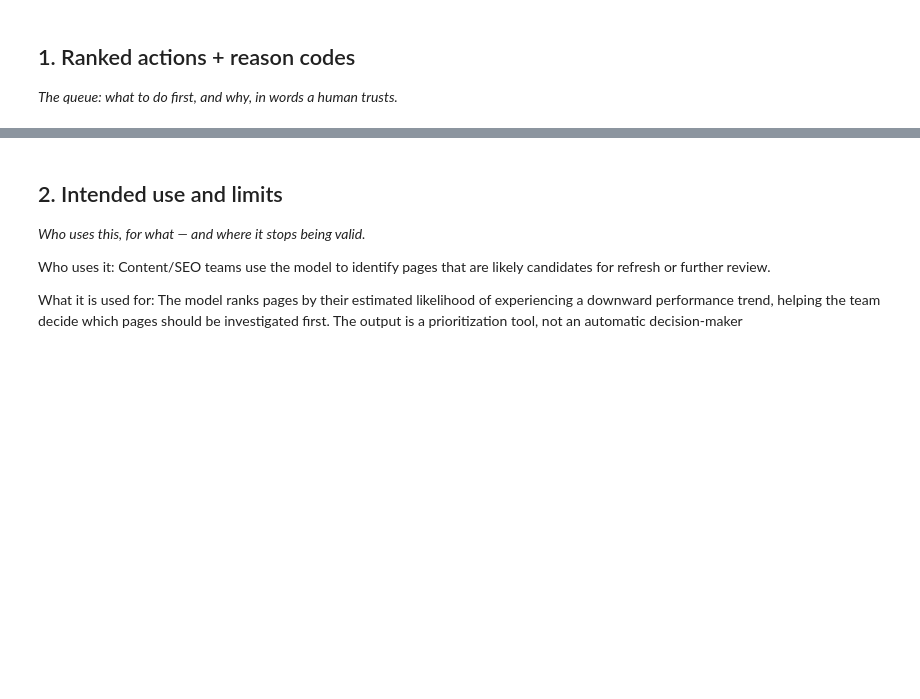
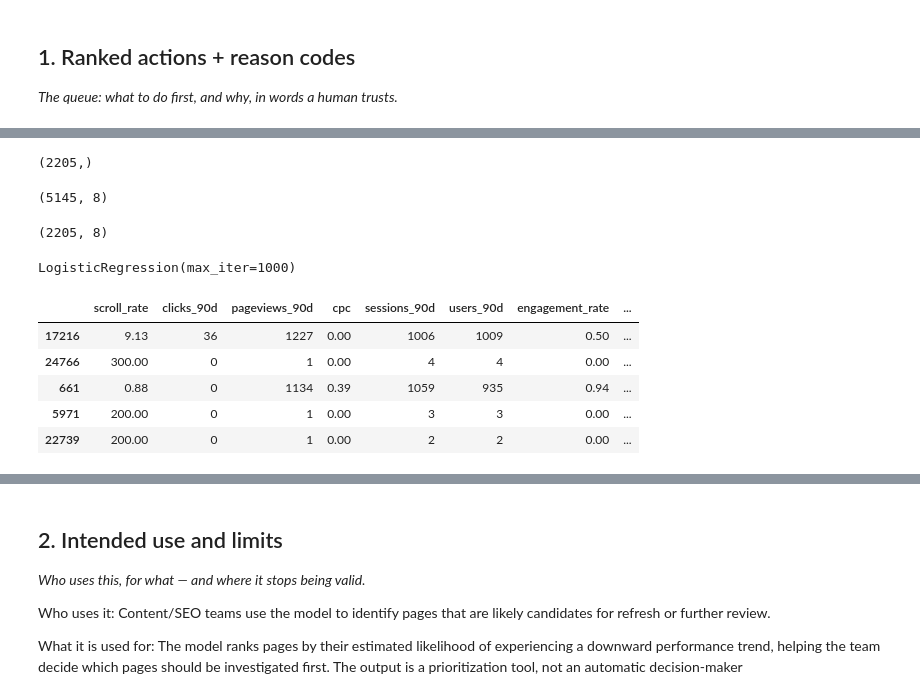
Before and after one commit to wilsonmarundaa-netizen/updated-flyRank-intern, a Jupyter notebook: work/notebooks/w07_action_playbook.ipynb, the cells around one changed output, grey strips where cells are left out. Cells and saved outputs as stored; diff of their text form; code cells hidden in the pictures; blank space fills up the shorter version.

```diff
--- a/work/notebooks/w07_action_playbook.ipynb
+++ b/work/notebooks/w07_action_playbook.ipynb
@@ -11,10 +11,13 @@ This skeleton is yours to fill. Work the sections **in order** — each one has
 
 *The queue: what to do first, and why, in words a human trusts.*
 # %%
+!wget https://raw.githubusercontent.com/wilsonmarundaa-netizen/updated-flyRank-intern/main/data/raw/content_refresh_anonymized.csv
+
 import pandas as pd
 
-results = pd.read_csv(
-    "/content/model_predictions.csv",
-    index_col=0
-)
+df = pd.read_csv('content_refresh_anonymized.csv')
+
+df = df.dropna()
+
+df["down_trend"] = (df["trend_direction"] == "down").astype(int)
 # %% [output]
@@ -21,0 +34,13 @@ FileNotFoundError: [Errno 2] No such file or directory: '/content/model_predicti
+# %%
+from sklearn.model_selection import train_test_split
+from sklearn.metrics import f1_score,precision_score,recall_score
+from sklearn.linear_model import LogisticRegression
+
+
+features =[
+       'scroll_rate','clicks_90d', 'pageviews_90d','cpc','sessions_90d', 'users_90d', 'engagement_rate','search_volume']
+
+new_X = df[features]
+new_y = df["down_trend"]
+
+new_X_train, new_X_test, new_y_train, new_y_test = train_test_split(new_X, new_y, test_size=0.3, random_state=42, stratify=new_y)
@@ -22,6 +52,40 @@ FileNotFoundError: [Errno 2] No such file or directory: '/content/model_predicti
+# %%
+
+new_y_test.shape
+# %% [output]
+(2205,)
+# %%
+
+new_X_train.shape
+# %% [output]
+(5145, 8)
+# %%
+new_X_test.shape
+# %% [output]
+(2205, 8)
+# %%
+new_model = LogisticRegression(max_iter=1000)
+
+new_model.fit(new_X_train, new_y_train)
+# %% [output]
+LogisticRegression(max_iter=1000)
+# %%
+new_test_results = new_X_test.copy()
+new_test_results["model_predictions"] = new_model.predict(new_X_test)
+new_test_results["actual_values"] = new_y_test
 # %%
-ranked_queue = results.sort_values(
+new_test_results["down_probability"] = new_model.predict_proba(new_X_test)[:, 1]
+ranked_queue = new_test_results.sort_values(
     "down_probability",
     ascending=False
 ).copy()
+
+ranked_queue.head()
+# %% [output]
+|  | scroll_rate | clicks_90d | pageviews_90d | cpc | sessions_90d | users_90d | engagement_rate | ... |
+| 17216 | 9.13 | 36 | 1227 | 0.00 | 1006 | 1009 | 0.50 | ... |
+| 24766 | 300.00 | 0 | 1 | 0.00 | 4 | 4 | 0.00 | ... |
+| 661 | 0.88 | 0 | 1134 | 0.39 | 1059 | 935 | 0.94 | ... |
+| 5971 | 200.00 | 0 | 1 | 0.00 | 3 | 3 | 0.00 | ... |
+| 22739 | 200.00 | 0 | 1 | 0.00 | 2 | 2 | 0.00 | ... |
 # %%
```
Also changed, not shown: parts of 5 cells of this notebook.
